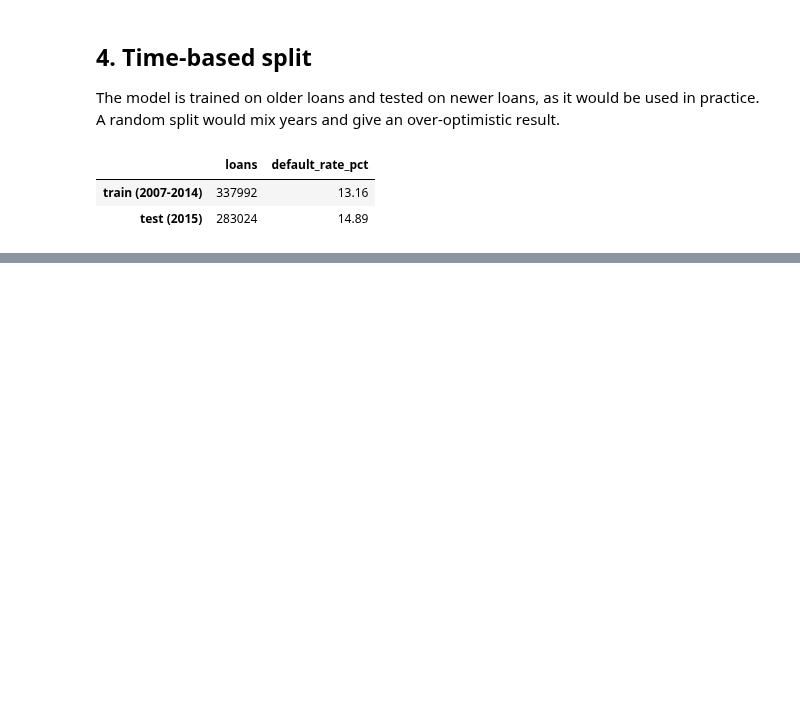
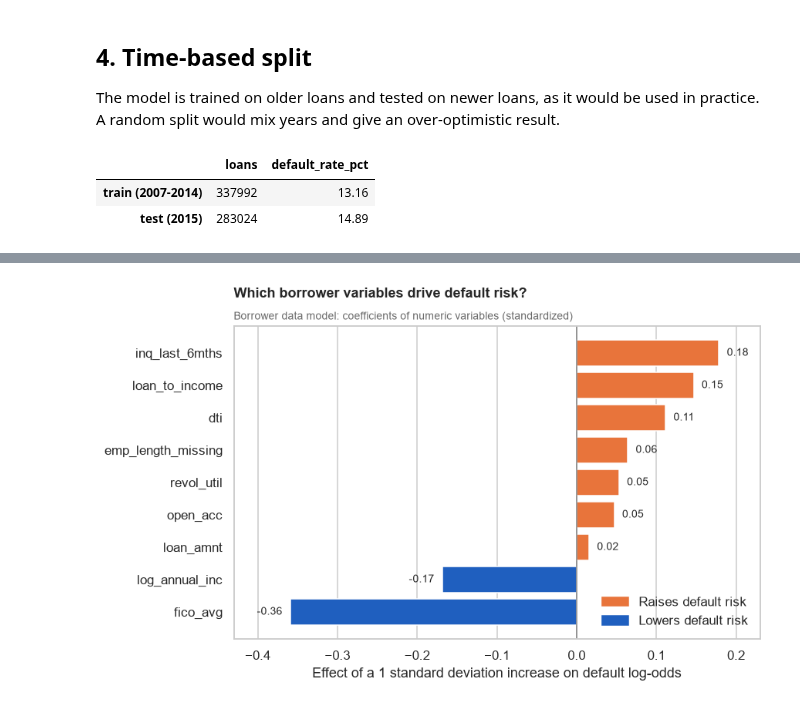
Before and after one commit to CavitDursun07/lending_club_credit_risk, a Jupyter notebook: notebooks/04_default_model.ipynb, the cells around one changed output, grey strips where cells are left out. Cells and saved outputs as stored; diff of their text form; code cells hidden in the pictures; blank space fills up the shorter version.

```diff
--- a/notebooks/04_default_model.ipynb
+++ b/notebooks/04_default_model.ipynb
@@ -114,0 +214,47 @@ summary
+# %%
+from matplotlib.patches import Patch
+
+model_a = models["Model A"]
+feature_names = model_a.named_steps["preprocess"].get_feature_names_out()
+coefficients = pd.Series(model_a.named_steps["classifier"].coef_[0], index=feature_names)
+
+numeric_coefficients = (
+    coefficients[coefficients.index.str.startswith("num__")]
+    .rename(lambda name: name.replace("num__", ""))
+    .sort_values()
+)
+
+colors = [GAP_COLOR if value > 0 else MATURE_COLOR for value in numeric_coefficients]
+
+fig, ax = plt.subplots(figsize=(8, 4.8))
+ax.barh(numeric_coefficients.index, numeric_coefficients.values, color=colors)
+ax.axvline(0, color="grey", lw=1)
+
+for i, value in enumerate(numeric_coefficients.values):
+    ax.text(
+        value + (0.01 if value > 0 else -0.01), i, f"{value:.2f}",
+        va="center", ha="left" if value > 0 else "right", fontsize=9,
+    )
+
+legend_items = [
+    Patch(color=GAP_COLOR, label="Raises default risk"),
+    Patch(color=MATURE_COLOR, label="Lowers default risk"),
+]
+ax.legend(handles=legend_items, loc="lower right", frameon=False)
+
+ax.set_title(
+    "Which borrower variables drive default risk?",
+    loc="left", fontsize=12, fontweight="bold", pad=24,
+)
+ax.text(
+    0, 1.02, "Borrower data model: coefficients of numeric variables (standardized)",
+    transform=ax.transAxes, fontsize=9, color="dimgrey",
+)
+ax.set_xlabel("Effect of a 1 standard deviation increase on default log-odds")
+ax.set_xlim(-0.43, 0.23)
+ax.grid(axis="y", visible=False)
+
+save_fig(fig, "08_model_a_coefficients")
+plt.show()
+# %% [output]
+[figure, added]
```
Also changed, not shown: parts of 7 cells of this notebook, 2 other files.
